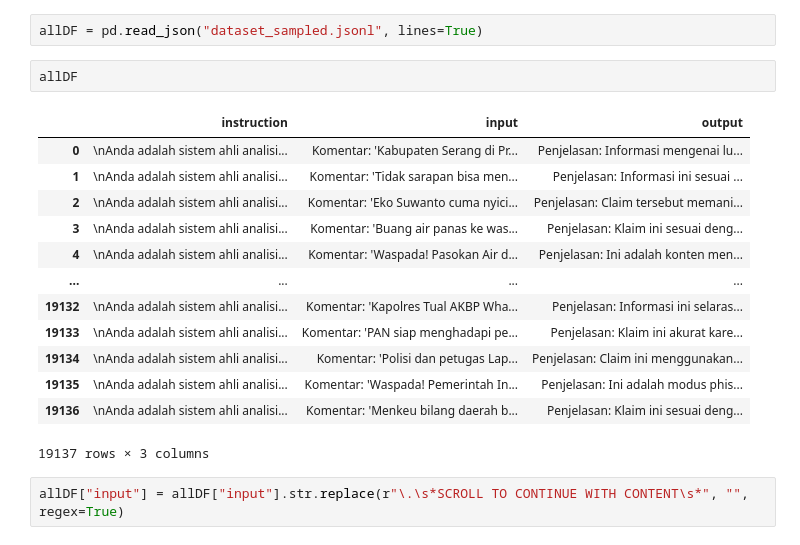
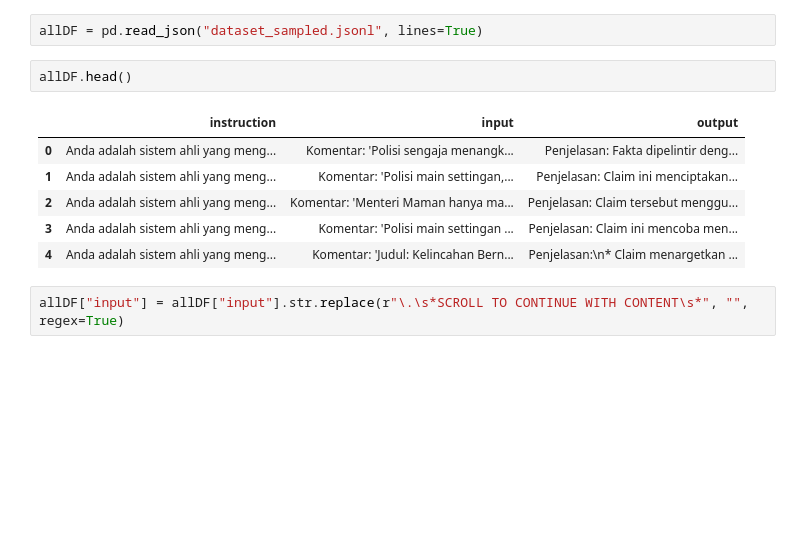
Before and after one commit to imdipo/capstone-AITF-komdigi, a Jupyter notebook: SFT/SFT.ipynb, the cells around one changed output. Cells and saved outputs as stored; diff of their text form; blank space fills up the shorter version.

```diff
--- a/SFT/SFT.ipynb
+++ b/SFT/SFT.ipynb
@@ -975,21 +935,14 @@ df_combined.to_json('dataset_sampled.jsonl', orient='records', lines=True)
 # %%
 allDF = pd.read_json("dataset_sampled.jsonl", lines=True)
 # %%
-allDF
+allDF.head()
 # %% [output]
 |  | instruction | input | output |
-| 0 | \nAnda adalah sistem ahli analisi... | Komentar: 'Kabupaten Serang di Pr... | Penjelasan: Informasi mengenai lu... |
-| 1 | \nAnda adalah sistem ahli analisi... | Komentar: 'Tidak sarapan bisa men... | Penjelasan: Informasi ini sesuai ... |
-| 2 | \nAnda adalah sistem ahli analisi... | Komentar: 'Eko Suwanto cuma nyici... | Penjelasan: Claim tersebut memani... |
-| 3 | \nAnda adalah sistem ahli analisi... | Komentar: 'Buang air panas ke was... | Penjelasan: Klaim ini sesuai deng... |
-| 4 | \nAnda adalah sistem ahli analisi... | Komentar: 'Waspada! Pasokan Air d... | Penjelasan: Ini adalah konten men... |
-| ... | ... | ... | ... |
-| 19132 | \nAnda adalah sistem ahli analisi... | Komentar: 'Kapolres Tual AKBP Wha... | Penjelasan: Informasi ini selaras... |
-| 19133 | \nAnda adalah sistem ahli analisi... | Komentar: 'PAN siap menghadapi pe... | Penjelasan: Klaim ini akurat kare... |
-| 19134 | \nAnda adalah sistem ahli analisi... | Komentar: 'Polisi dan petugas Lap... | Penjelasan: Claim ini menggunakan... |
-| 19135 | \nAnda adalah sistem ahli analisi... | Komentar: 'Waspada! Pemerintah In... | Penjelasan: Ini adalah modus phis... |
-| 19136 | \nAnda adalah sistem ahli analisi... | Komentar: 'Menkeu bilang daerah b... | Penjelasan: Klaim ini sesuai deng... |
+| 0 | Anda adalah sistem ahli yang meng... | Komentar: 'Polisi sengaja menangk... | Penjelasan: Fakta dipelintir deng... |
+| 1 | Anda adalah sistem ahli yang meng... | Komentar: 'Polisi main settingan,... | Penjelasan: Claim ini menciptakan... |
+| 2 | Anda adalah sistem ahli yang meng... | Komentar: 'Menteri Maman hanya ma... | Penjelasan: Claim tersebut menggu... |
+| 3 | Anda adalah sistem ahli yang meng... | Komentar: 'Polisi main settingan ... | Penjelasan: Claim ini mencoba men... |
+| 4 | Anda adalah sistem ahli yang meng... | Komentar: 'Judul: Kelincahan Bern... | Penjelasan:\n* Claim menargetkan ... |
-19137 rows × 3 columns
 # %%
 allDF["input"] = allDF["input"].str.replace(r"\.\s*SCROLL TO CONTINUE WITH CONTENT\s*", "", regex=True)
 # %%
```
Also changed, not shown: parts of 31 cells of this notebook.
